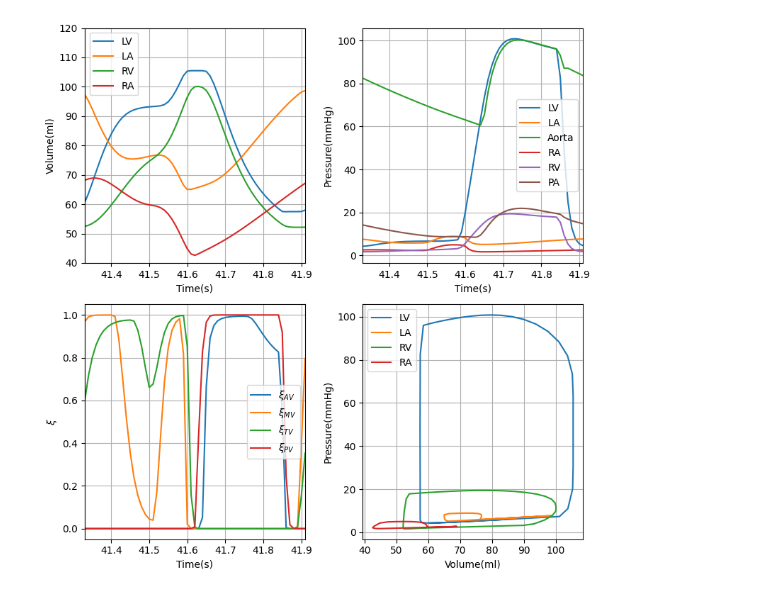
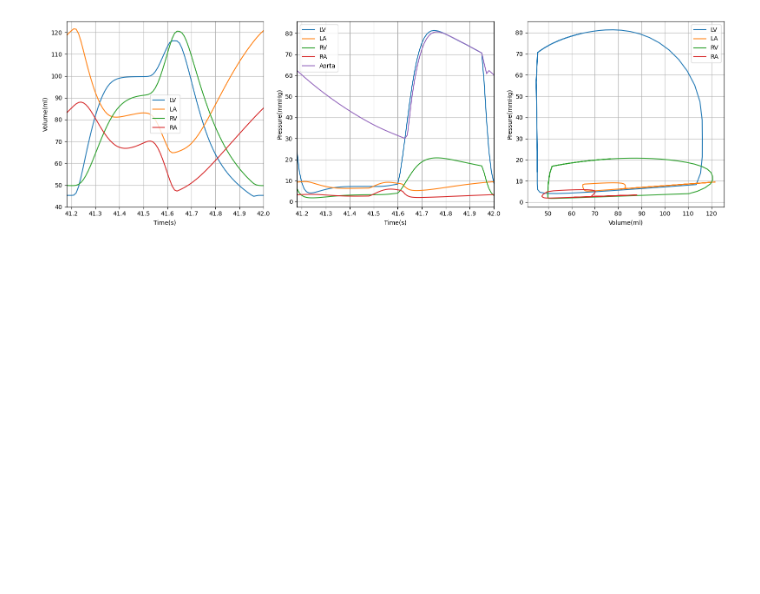
Before and after one commit to ShitingHuang-1/closed_circuit, a Jupyter notebook: left_right_heart.ipynb, the cells around one changed output. Drawn from its saved outputs; the diff is of its cells as text; code cells hidden in the pictures; blank space fills up the shorter version.

```diff
--- a/left_right_heart.ipynb
+++ b/left_right_heart.ipynb
@@ -255,53 +214,53 @@ p_ra1 = list(map(lambda x: x / 1333, p_ra))
 p_rv1 = list(map(lambda x: x / 1333, p_rv))
 p_pul = list(map(lambda x: x/1333, p_pa))
 # %%
-fig, ((ax1, ax2), (ax3, ax4)) = plt.subplots(2, 2, figsize=(8,8))
+fig, ((ax1, ax2, ax3)) = plt.subplots(1, 3, figsize=(16,5))
 ax1.plot(sol.t, sol.y[0], label='LV')
 ax1.plot(sol.t, sol.y[1], label='LA')
 ax1.plot(sol.t, sol.y[7], label='RV')
 ax1.plot(sol.t, sol.y[8], label='RA')
 ax1.set_ylabel('Volume(ml)')
 ax1.legend()
 ax1.grid()
-ax1.set_xlim(41.33,41.91)
-ax1.set_ylim(40, 120)
+ax1.set_xlim(41.18,42)
+ax1.set_ylim(40, 125)
 ax1.set_xlabel('Time(s)')
 
 ax2.plot(sol.t, p_lv, label='LV')
 ax2.plot(sol.t, p_la, label='LA')
+ax2.plot(sol.t, p_rv1, label = 'RV')
+ax2.plot(sol.t, p_ra1, label = 'RA')
 ax2.plot(sol.t, p_ao, label='Aorta')
-ax2.plot(sol.t, p_ra1, label = 'RA')
-ax2.plot(sol.t, p_rv1, label = 'RV')
-ax2.plot(sol.t, p_pul, label = 'PA')
+#ax2.plot(sol.t, p_pul, label = 'PA')
 ax2.set_ylabel('Pressure(mmHg)')
 ax2.legend()
 ax2.grid()
-ax2.set_xlim(41.33,41.91)
+ax2.set_xlim(41.18,42)
 ax2.set_xlabel('Time(s)')
 
-ax3.plot(sol.t, sol.y[4], label=r'$\xi_{AV}$')
-ax3.plot(sol.t, sol.y[5], label=r'$\xi_{MV}$')
-ax3.plot(sol.t, sol.y[11], label=r'$\xi_{TV}$')
-ax3.plot(sol.t, sol.y[12], label=r'$\xi_{PV}$')
-ax3.set_ylabel(r'$\xi$')
+#ax3.plot(sol.t, sol.y[4], label=r'$\xi_{AV}$')
+#ax3.plot(sol.t, sol.y[5], label=r'$\xi_{MV}$')
+#ax3.plot(sol.t, sol.y[11], label=r'$\xi_{TV}$')
+#ax3.plot(sol.t, sol.y[12], label=r'$\xi_{PV}$')
+#ax3.set_ylabel(r'$\xi$')
+#ax3.legend()
+#ax3.grid()
+#ax3.set_xlim(41.33,41.91)
+#ax3.set_xlabel('Time(s)')
+
+
+ax3.plot(sol.y[0][4100:4200], p_lv[4100:4200], label='LV')
+ax3.plot(sol.y[1][4100:4200], p_la[4100:4200], label='LA')
+ax3.plot(sol.y[7][4100:4200], p_rv1[4100:4200], label='RV')
+ax3.plot(sol.y[8][4100:4200], p_ra1[4100:4200], label='RA')
+ax3.set_ylabel('Pressure(mmHg)')
 ax3.legend()
 ax3.grid()
-ax3.set_xlim(41.33,41.91)
-ax3.set_xlabel('Time(s)')
-
-
-ax4.plot(sol.y[0][4133:4200], p_lv[4133:4200], label='LV')
-ax4.plot(sol.y[1][4133:4200], p_la[4133:4200], label='LA')
-ax4.plot(sol.y[7][4133:4200], p_rv1[4133:4200], label='RV')
-ax4.plot(sol.y[8][4133:4200], p_ra1[4133:4200], label='RA')
-ax4.set_ylabel('Pressure(mmHg)')
-ax4.legend()
-ax4.grid()
-ax4.set_xlabel('Volume(ml)')
+ax3.set_xlabel('Volume(ml)')
 
 
 plt.tight_layout()
 plt.savefig('two_heart_model.svg', format='svg')
 plt.show()
 # %% [output]
-[figure, old version]
+[figure, new version]
```
Also changed, not shown: parts of 8 cells of this notebook, 3 other files.
